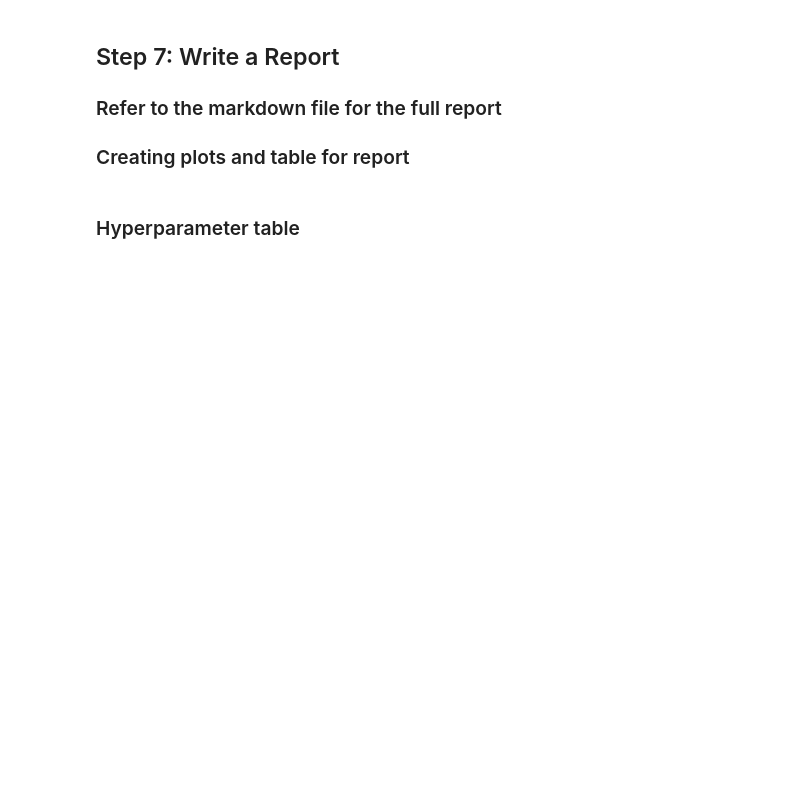
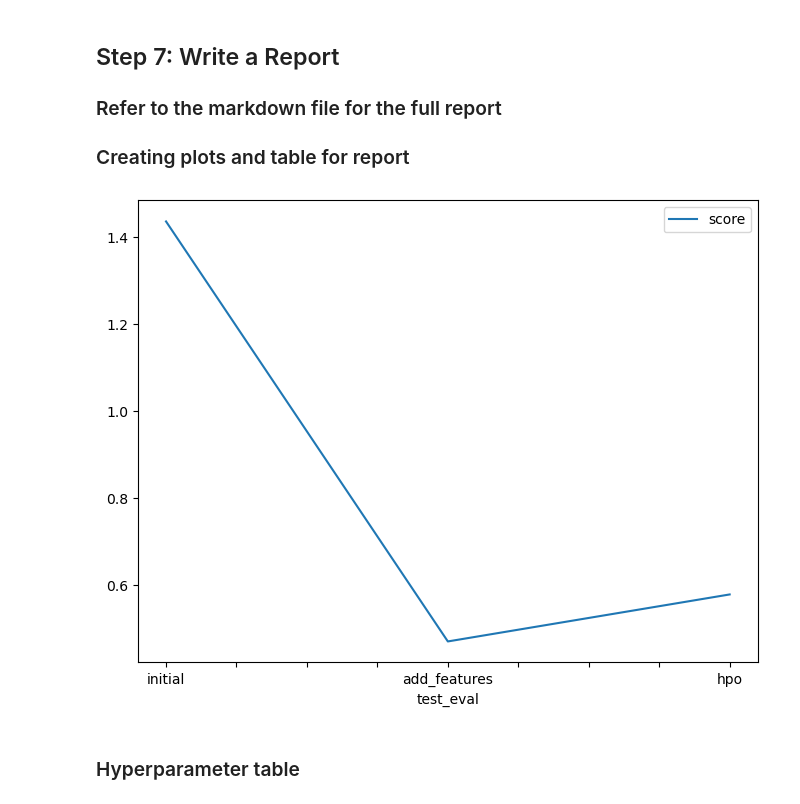
Before and after one commit to micaelleos/Udacity-Projects---cd0385-project-starter, a Jupyter notebook: project/project-template.ipynb, the cells around one changed output. Cells and saved outputs as stored; diff of their text form; code cells hidden in the pictures; blank space fills up the shorter version.

```diff
--- a/project/project-template.ipynb
+++ b/project/project-template.ipynb
@@ -354,12 +971,14 @@ fig.savefig('model_train_score.png')
 # %%
 # Take the 3 kaggle scores and creating a line plot to show improvement
 fig = pd.DataFrame(
     {
         "test_eval": ["initial", "add_features", "hpo"],
-        "score": [?, ?, ?]
+        "score": [1.43525, 0.46971, 0.57774]
     }
 ).plot(x="test_eval", y="score", figsize=(8, 6)).get_figure()
 fig.savefig('model_test_score.png')
+# %% [output]
+[figure, added]
 # %% [markdown]
 ### Hyperparameter table
 # %%
```
Also changed, not shown: parts of 55 cells of this notebook, 8 other files.
